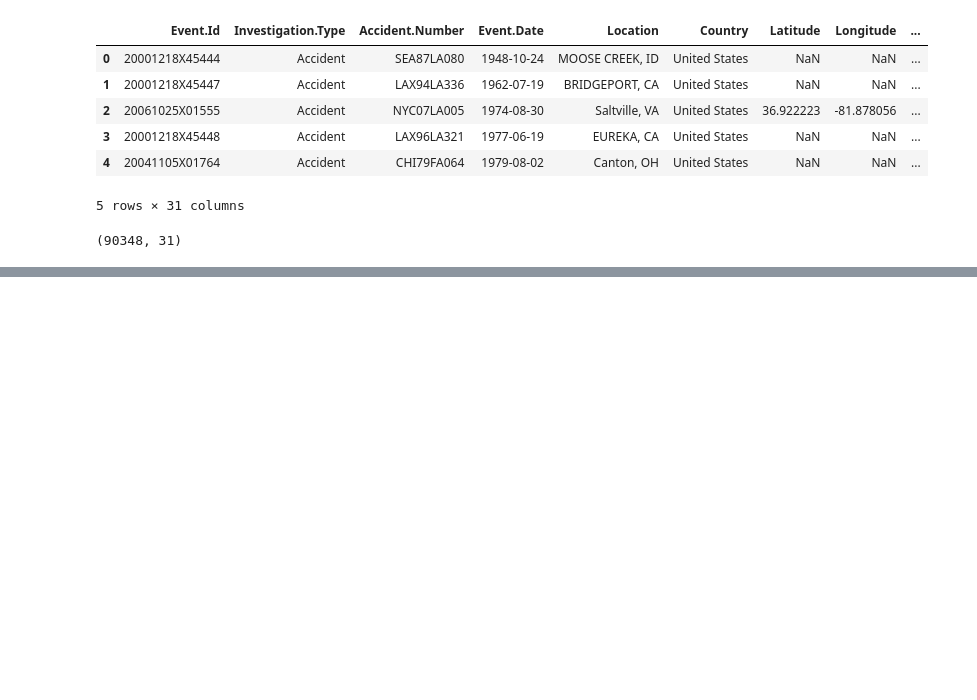
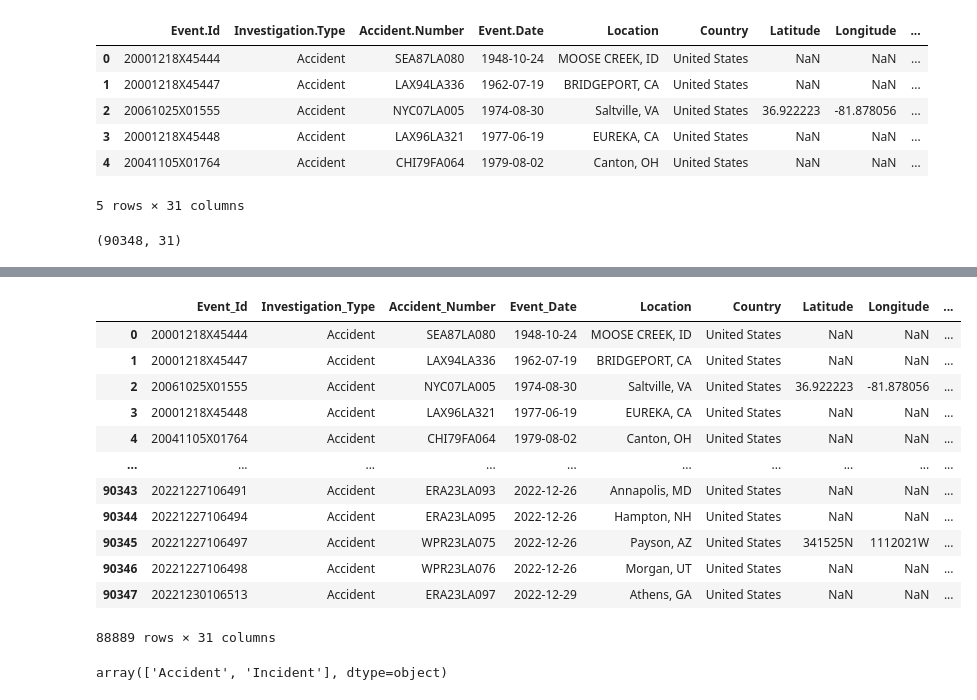
Before and after one commit to chrismiley87/aircraft-safety-analysis, a Jupyter notebook: notebook.ipynb, the cells around one changed output, grey strips where cells are left out. Cells and saved outputs as stored; diff of their text form; code cells hidden in the pictures; blank space fills up the shorter version.

Commit message:
Filtered Investigation Column

```diff
--- a/notebook.ipynb
+++ b/notebook.ipynb
@@ -30,3 +30,7 @@ aircraft_df.head()
 aircraft_df.shape
 # %% [output]
 (90348, 31)
+# %%
+#replace '.' with '_' across the column titles of the dataframe
+aircraft_df.columns = aircraft_df.columns.str.replace('.', '_')
+print(aircraft_df)
@@ -32,0 +97,5 @@ aircraft_df.shape
+# %%
+#take a closer look at the entries exluding accident and incident as an investigation type
+investigation_excluded_values = ['Accident', 'Incident']
+investigation_filtered_data = aircraft_df[~aircraft_df.Investigation_Type.isin(investigation_excluded_values)]
+print(investigation_filtered_data)
@@ -32,0 +141,23 @@ aircraft_df.shape
+# %%
+#drop all rows that do not contain incident or accident as an investigation type
+aircraft_df = aircraft_df[aircraft_df.Investigation_Type.isin(investigation_excluded_values)]
+aircraft_df
+# %% [output]
+|  | Event_Id | Investigation_Type | Accident_Number | Event_Date | Location | Country | Latitude | Longitude | ... |
+| 0 | 20001218X45444 | Accident | SEA87LA080 | 1948-10-24 | MOOSE CREEK, ID | United States | NaN | NaN | ... |
+| 1 | 20001218X45447 | Accident | LAX94LA336 | 1962-07-19 | BRIDGEPORT, CA | United States | NaN | NaN | ... |
+| 2 | 20061025X01555 | Accident | NYC07LA005 | 1974-08-30 | Saltville, VA | United States | 36.922223 | -81.878056 | ... |
+| 3 | 20001218X45448 | Accident | LAX96LA321 | 1977-06-19 | EUREKA, CA | United States | NaN | NaN | ... |
+| 4 | 20041105X01764 | Accident | CHI79FA064 | 1979-08-02 | Canton, OH | United States | NaN | NaN | ... |
+| ... | ... | ... | ... | ... | ... | ... | ... | ... | ... |
+| 90343 | 20221227106491 | Accident | ERA23LA093 | 2022-12-26 | Annapolis, MD | United States | NaN | NaN | ... |
+| 90344 | 20221227106494 | Accident | ERA23LA095 | 2022-12-26 | Hampton, NH | United States | NaN | NaN | ... |
+| 90345 | 20221227106497 | Accident | WPR23LA075 | 2022-12-26 | Payson, AZ | United States | 341525N | 1112021W | ... |
+| 90346 | 20221227106498 | Accident | WPR23LA076 | 2022-12-26 | Morgan, UT | United States | NaN | NaN | ... |
+| 90347 | 20221230106513 | Accident | ERA23LA097 | 2022-12-29 | Athens, GA | United States | NaN | NaN | ... |
+88889 rows × 31 columns
+# %%
+#double-check the only investigation values are Accident and Incident
+aircraft_df.Investigation_Type.unique()
+# %% [output]
+array(['Accident', 'Incident'], dtype=object)
```
Also changed, not shown: parts of 7 cells of this notebook.
